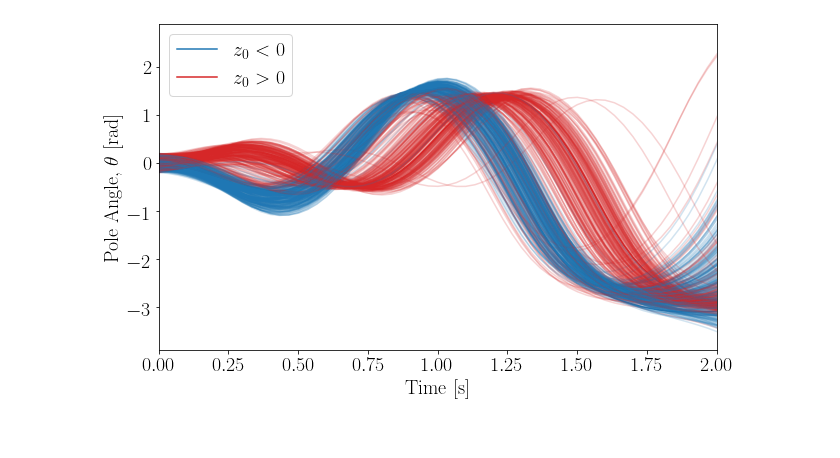
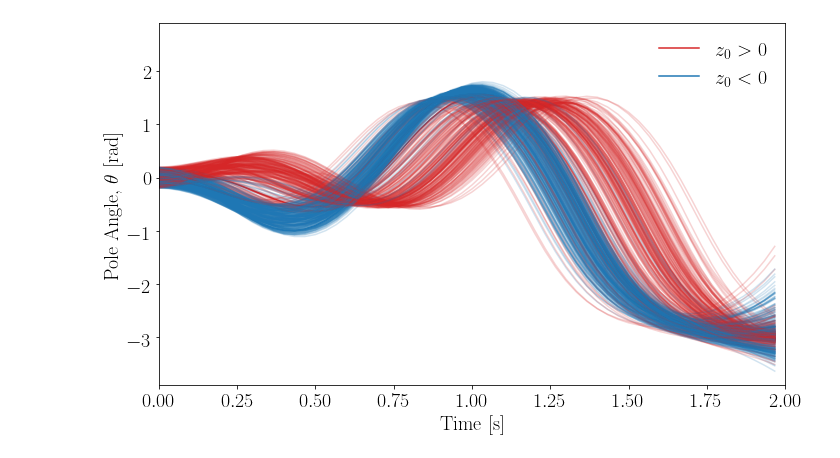
Before and after one commit to maitreyakv/imitation-learning, a Jupyter notebook: src/evaluate.ipynb, the cells around one changed output. Drawn from its saved outputs; the diff is of its cells as text; code cells hidden in the pictures.

```diff
--- a/src/evaluate.ipynb
+++ b/src/evaluate.ipynb
@@ -12,7 +12,7 @@ matplotlib.rcParams.update({"text.usetex": True, "font.family": "Times"})
 from gen_data import CartPoleDynamics
 # %%
 models = pickle.load(open("trained-model.pkl", "rb"))
-model = models[3]["model"]
+model = models[2]["model"]
 # %%
 with open("../data/data.csv", "r") as f:
     params = dict([(param, float(val)) for (param, val) in [pair.split('=') for pair in f.readline().split(',')]])
@@ -20,6 +20,8 @@ with open("../data/data.csv", "r") as f:
 dt = 1. / 30.
 
 dyn = CartPoleDynamics(*params.values())
+
+np.random.seed(0)
 
 sims = []
 for _ in tqdm(range(500)):
@@ -33,7 +35,7 @@ for _ in tqdm(range(500)):
     x_arr = []
 
     t = 0.
-    while t < 3:
+    while t < 2:
         x_df[:] = x.reshape(1, -1)
         u = np.clip(model.predict(x_df), -10., 10.) + np.random.normal(0., 0.1)
         dxdt = dyn.f(t, x, u)
@@ -45,18 +47,19 @@ for _ in tqdm(range(500)):
 # %%
 plt.figure(figsize=(10,6))
 for x_arr in sims:
     plt.plot(dt * np.arange(len(x_arr)), [x[1] for x in x_arr], alpha=0.2, color="tab:red" if x_arr[0][0] > 0 else "tab:blue",
              label=r"$z_{0} > 0$" if x_arr[0][0] > 0 else r"$z_{0} < 0$")
 plt.xlim(0, 2)
 plt.ylim(-3.9, 2.9)
 plt.xticks(fontsize=20)
 plt.yticks(fontsize=20)
 handles, labels = plt.gca().get_legend_handles_labels()
 for i in [0, 1]:
     handles[i].set_alpha(1)
-plt.legend(handles[:2], labels[:2], fontsize=20)
+plt.legend(handles[:2], labels[:2], fontsize=20, frameon=False)
 plt.xlabel("Time [s]", fontsize=20)
 plt.ylabel(r"Pole Angle, $\theta$ [rad]", fontsize=20)
+plt.tight_layout()
 plt.savefig("../figures/model/evaluation.png", dpi=500)
 # %% [output]
-[figure, old version]
+[figure, new version]
```
Also changed, not shown: 11 other files.
